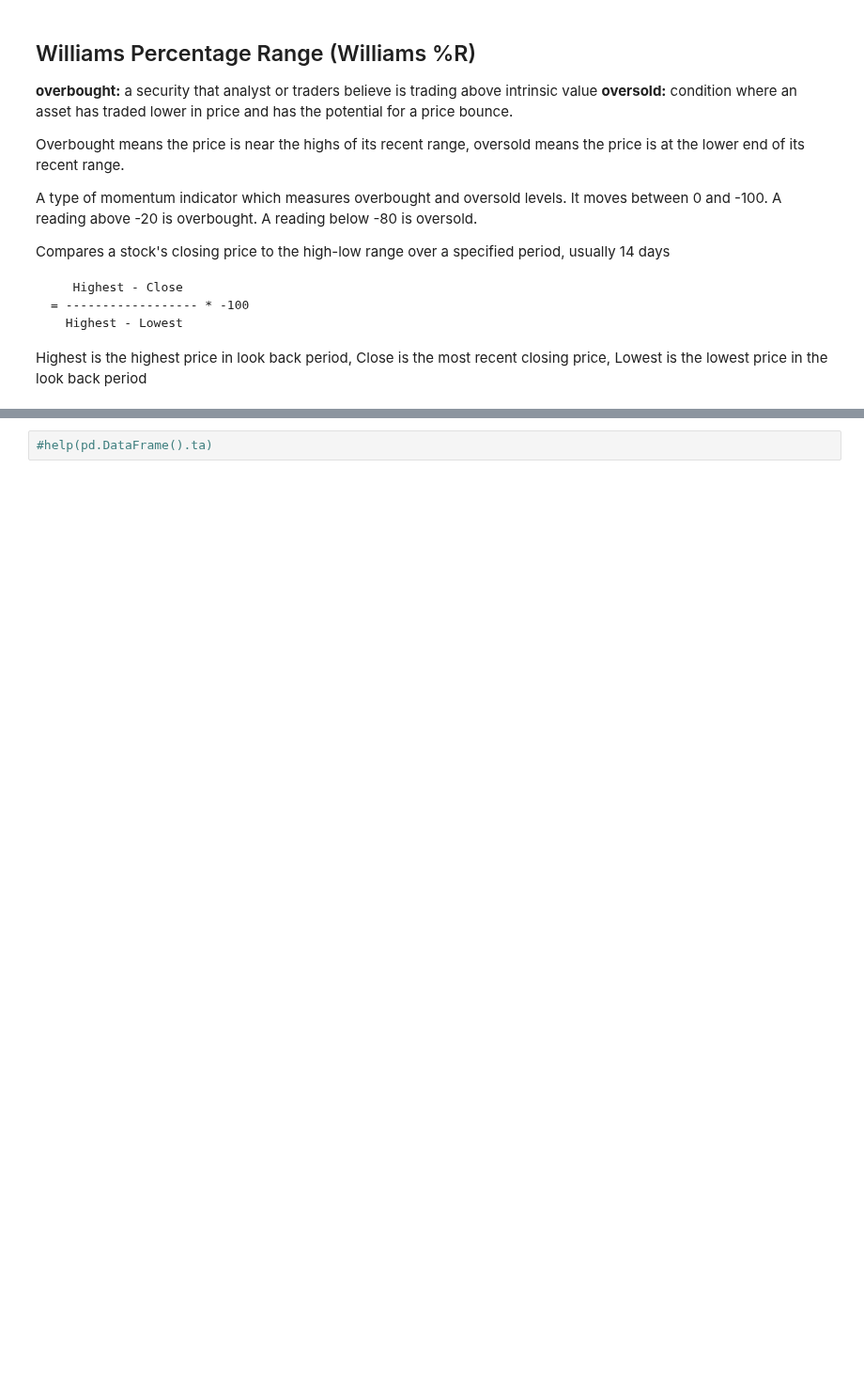
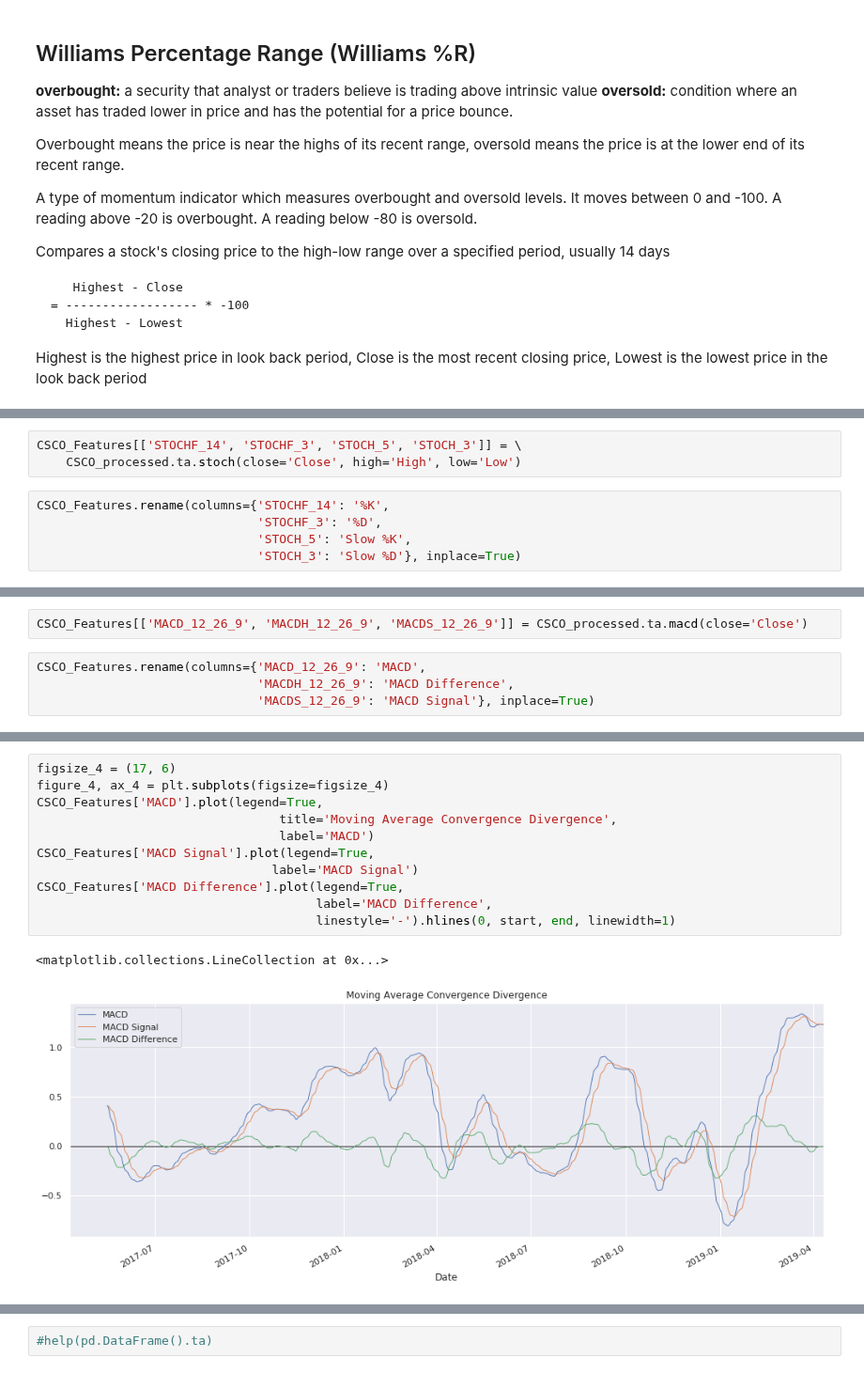
Before and after one commit to TrevorMcDougald/CS4315, a Jupyter notebook: Predictive Analysis.ipynb, the cells around one changed output, grey strips where cells are left out. Shown at 94% size. Drawn from its saved outputs; the diff is of its cells as text; blank space fills up the shorter version.

```diff
--- a/Predictive Analysis.ipynb
+++ b/Predictive Analysis.ipynb
@@ -262,0 +234,8 @@ Lowest is the lowest price in the look back period
+# %%
+CSCO_Features[['STOCHF_14', 'STOCHF_3', 'STOCH_5', 'STOCH_3']] = \
+    CSCO_processed.ta.stoch(close='Close', high='High', low='Low')
+# %%
+CSCO_Features.rename(columns={'STOCHF_14': '%K',
+                              'STOCHF_3': '%D',
+                              'STOCH_5': 'Slow %K',
+                              'STOCH_3': 'Slow %D'}, inplace=True)
@@ -262,0 +275,6 @@ Lowest is the lowest price in the look back period
+# %%
+CSCO_Features[['MACD_12_26_9', 'MACDH_12_26_9', 'MACDS_12_26_9']] = CSCO_processed.ta.macd(close='Close')
+# %%
+CSCO_Features.rename(columns={'MACD_12_26_9': 'MACD',
+                              'MACDH_12_26_9': 'MACD Difference',
+                              'MACDS_12_26_9': 'MACD Signal'}, inplace=True)
@@ -262,0 +291,14 @@ Lowest is the lowest price in the look back period
+# %%
+figsize_4 = (17, 6)
+figure_4, ax_4 = plt.subplots(figsize=figsize_4)
+CSCO_Features['MACD'].plot(legend=True,
+                                 title='Moving Average Convergence Divergence',
+                                 label='MACD')
+CSCO_Features['MACD Signal'].plot(legend=True,
+                                label='MACD Signal')
+CSCO_Features['MACD Difference'].plot(legend=True,
+                                      label='MACD Difference',
+                                      linestyle='-').hlines(0, start, end, linewidth=1)
+# %% [output]
+<matplotlib.collections.LineCollection at 0x...>
+[figure, added]
```
Also changed, not shown: parts of 40 cells of this notebook, 1 other file.
